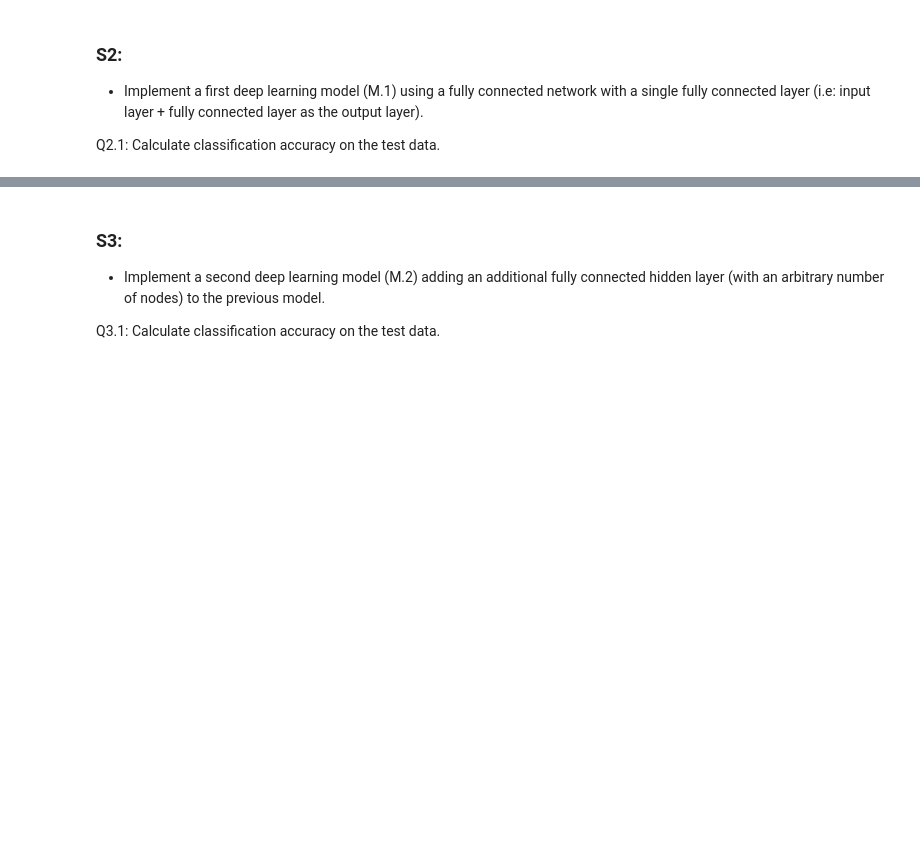
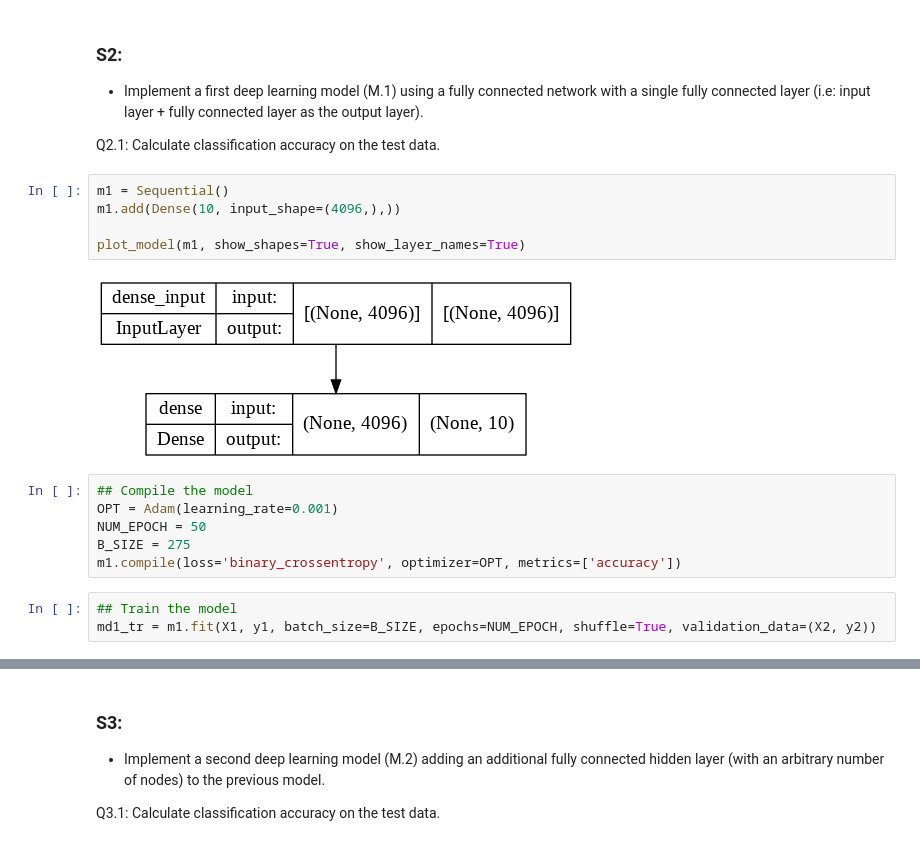
Before and after one commit to johnatawnclementawn/RemoteSensing_650_HW, a Jupyter notebook: HW4/Clementi_HW4.ipynb, the cells around one changed output, grey strips where cells are left out. Drawn from its saved outputs; the diff is of its cells as text; blank space fills up the shorter version.

Commit message:
DL model with just one dense layer

```diff
--- a/HW4/Clementi_HW4.ipynb
+++ b/HW4/Clementi_HW4.ipynb
@@ -131,3 +161,19 @@ for i in np.arange(0, numClass):
 - Implement a first deep learning model (M.1) using a fully connected network with a single fully connected layer (i.e: input layer + fully connected layer as the output layer).
 
 Q2.1: Calculate classification accuracy on the test data.
+# %%
+m1 = Sequential()
+m1.add(Dense(10, input_shape=(4096,),))
+
+plot_model(m1, show_shapes=True, show_layer_names=True)
+# %% [output]
+[figure, added]
+# %%
+## Compile the model
+OPT = Adam(learning_rate=0.001)
+NUM_EPOCH = 50
+B_SIZE = 275
+m1.compile(loss='binary_crossentropy', optimizer=OPT, metrics=['accuracy'])
+# %%
+## Train the model
+md1_tr = m1.fit(X1, y1, batch_size=B_SIZE, epochs=NUM_EPOCH, shuffle=True, validation_data=(X2, y2))
```
Also changed, not shown: parts of 9 cells of this notebook.
